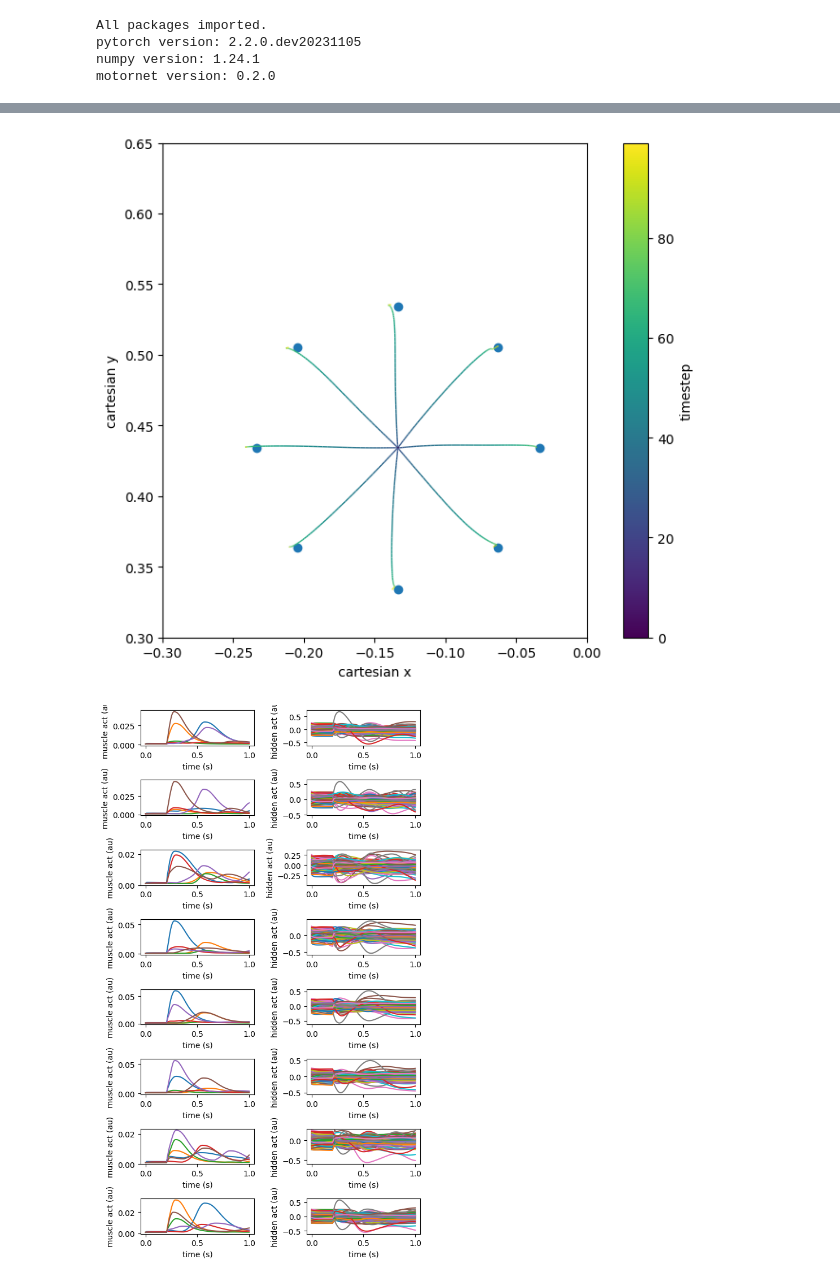
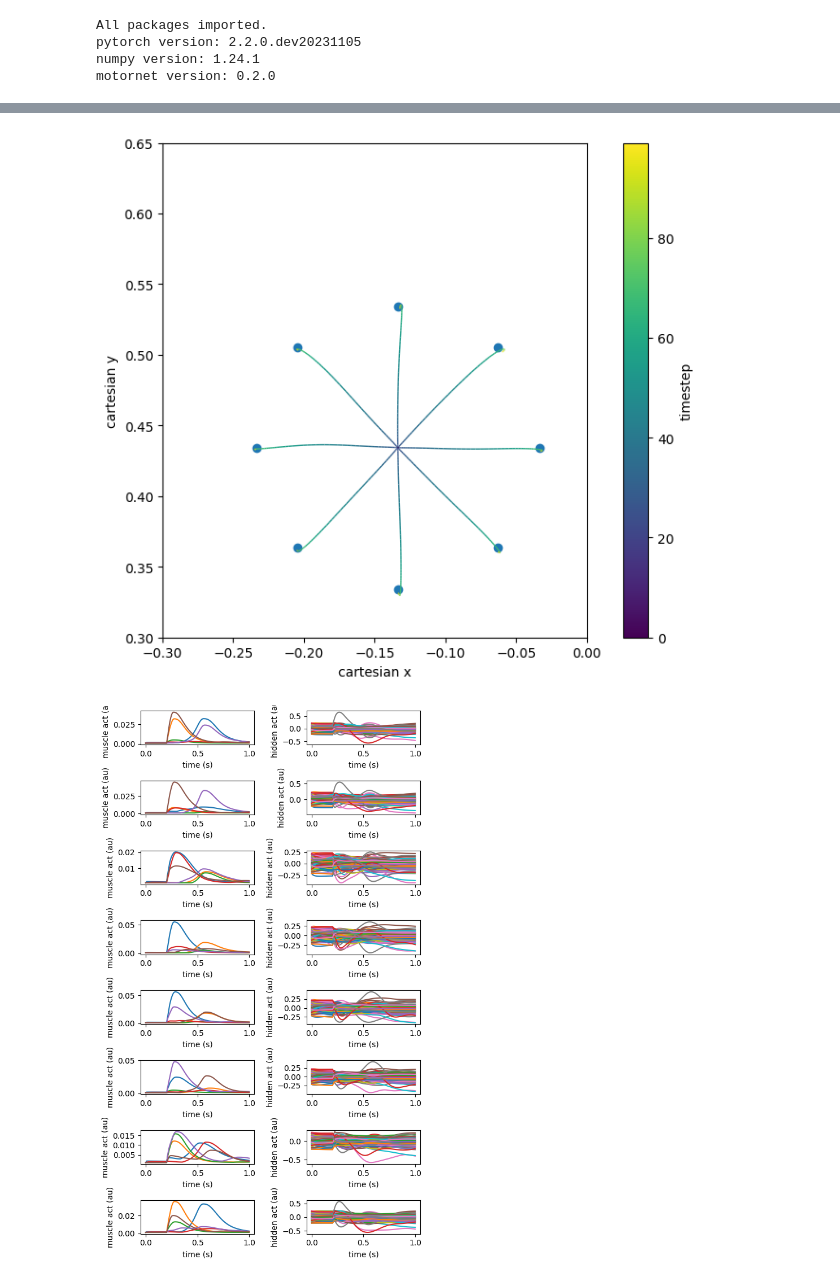
Before and after one commit to paulgribble/motorchnet_plg, a Jupyter notebook: simple_analyse.ipynb, the cells around one changed output, grey strips where cells are left out. Cells and saved outputs as stored; diff of their text form; code cells hidden in the pictures.

```diff
--- a/simple_analyse.ipynb
+++ b/simple_analyse.ipynb
@@ -38,11 +38,11 @@ NameError: name 'w' is not defined
 # %%
 # TEST NETWORK ON CENTRE-OUT
 
-data = test(model_name + "_cfg.json", model_name + "_weights")
+data = test(model_name + "_cfg.json", model_name + "_weights", ff_coefficient=0.0, test_mov_dur=0.5)
 
 fig, ax = plot_simulations(xy=data['xy'], target_xy=data['tg'], figsize=(8,6))
 fig, ax = plot_activation(data['all_hidden'], data['all_muscle'])
 fig, ax = plot_kinematics(all_xy=data["xy"], all_tg=data["tg"], all_vel=data["vel"])
 # %% [output]
-[figure, old version]
+[figure, new version]
-[figure, old version]
+[figure, new version]
```
Also changed, not shown: parts of 2 cells of this notebook, 3 other files.
